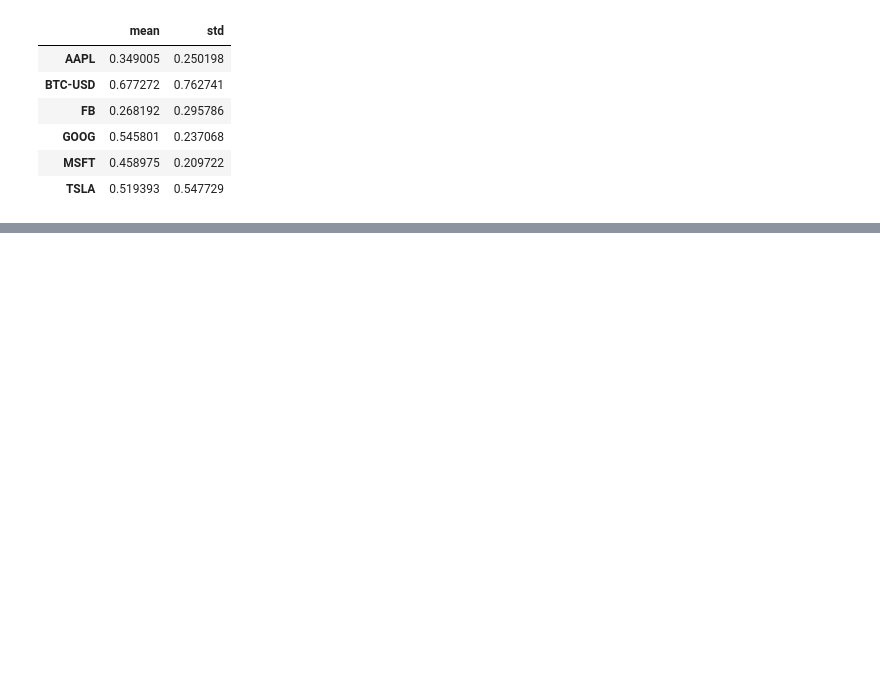
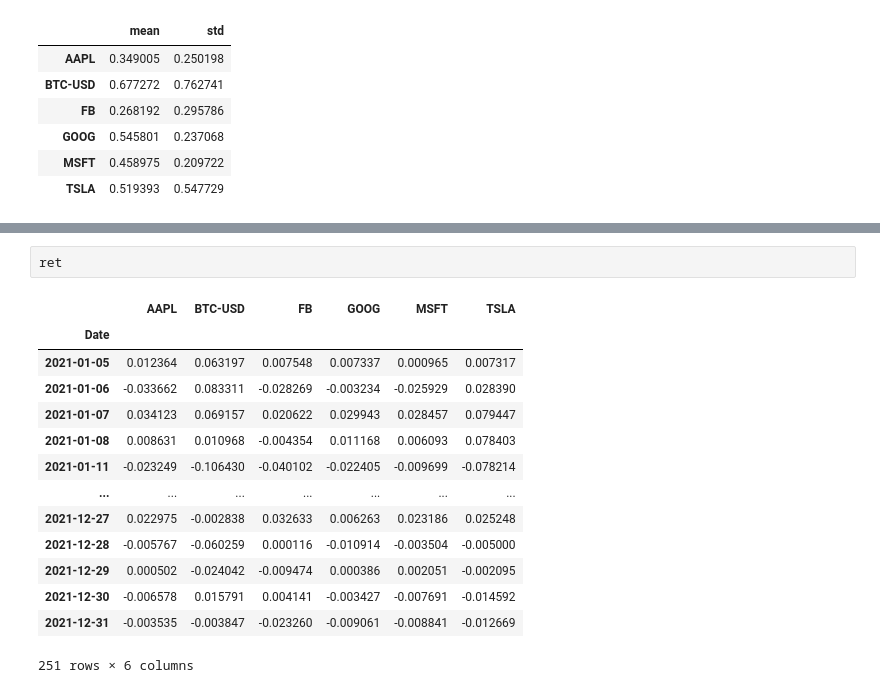
Before and after one commit to BitcoinInvestAnalysis/Capstone, a Jupyter notebook: one_year_returns_and_risks.ipynb, the cells around one changed output, grey strips where cells are left out. Saved outputs shown, nothing was run; the diff lists cells and outputs as text; blank space fills up the shorter version.

```diff
--- a/one_year_returns_and_risks.ipynb
+++ b/one_year_returns_and_risks.ipynb
@@ -137,3 +137,20 @@ fig_with_text.update_traces(textposition = "bottom right")
 fig_with_text.show()
 # %% [output]
 [interactive output not drawn]
+# %%
+ret
+# %% [output]
+|  | AAPL | BTC-USD | FB | GOOG | MSFT | TSLA |
+| Date |  |  |  |  |  |  |
+| 2021-01-05 | 0.012364 | 0.063197 | 0.007548 | 0.007337 | 0.000965 | 0.007317 |
+| 2021-01-06 | -0.033662 | 0.083311 | -0.028269 | -0.003234 | -0.025929 | 0.028390 |
+| 2021-01-07 | 0.034123 | 0.069157 | 0.020622 | 0.029943 | 0.028457 | 0.079447 |
+| 2021-01-08 | 0.008631 | 0.010968 | -0.004354 | 0.011168 | 0.006093 | 0.078403 |
+| 2021-01-11 | -0.023249 | -0.106430 | -0.040102 | -0.022405 | -0.009699 | -0.078214 |
+| ... | ... | ... | ... | ... | ... | ... |
+| 2021-12-27 | 0.022975 | -0.002838 | 0.032633 | 0.006263 | 0.023186 | 0.025248 |
+| 2021-12-28 | -0.005767 | -0.060259 | 0.000116 | -0.010914 | -0.003504 | -0.005000 |
+| 2021-12-29 | 0.000502 | -0.024042 | -0.009474 | 0.000386 | 0.002051 | -0.002095 |
+| 2021-12-30 | -0.006578 | 0.015791 | 0.004141 | -0.003427 | -0.007691 | -0.014592 |
+| 2021-12-31 | -0.003535 | -0.003847 | -0.023260 | -0.009061 | -0.008841 | -0.012669 |
+251 rows × 6 columns
```
Also changed, not shown: parts of 6 cells of this notebook.
